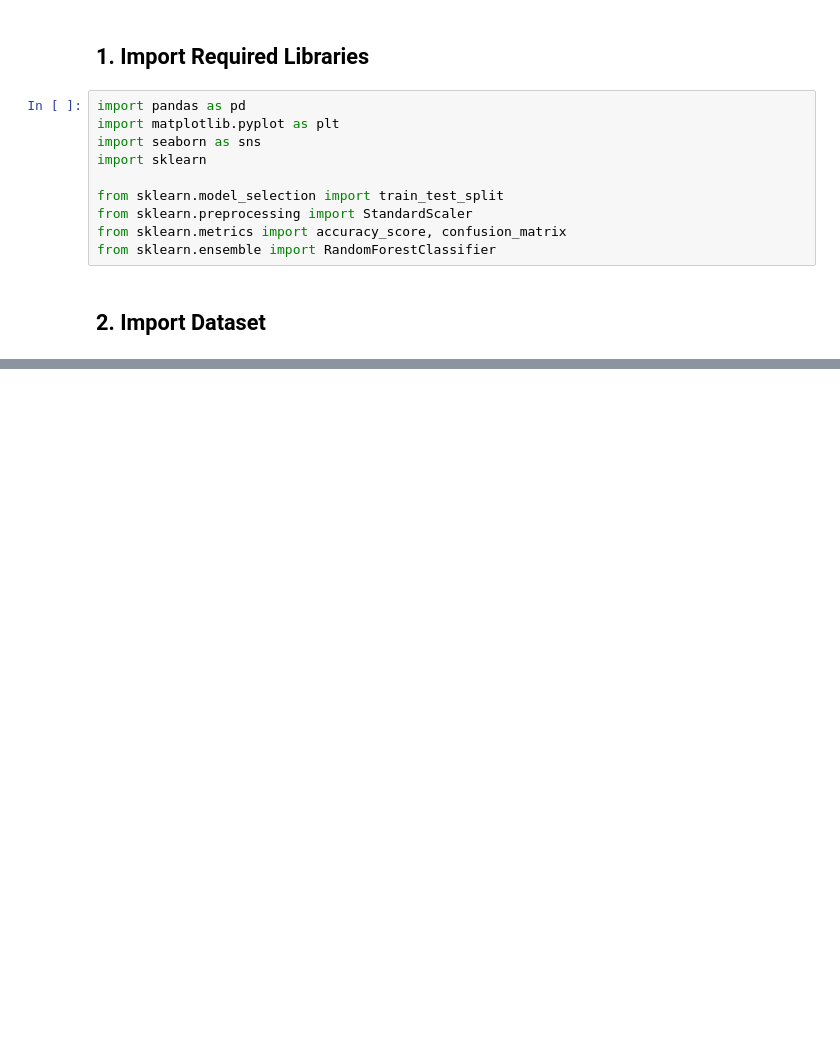
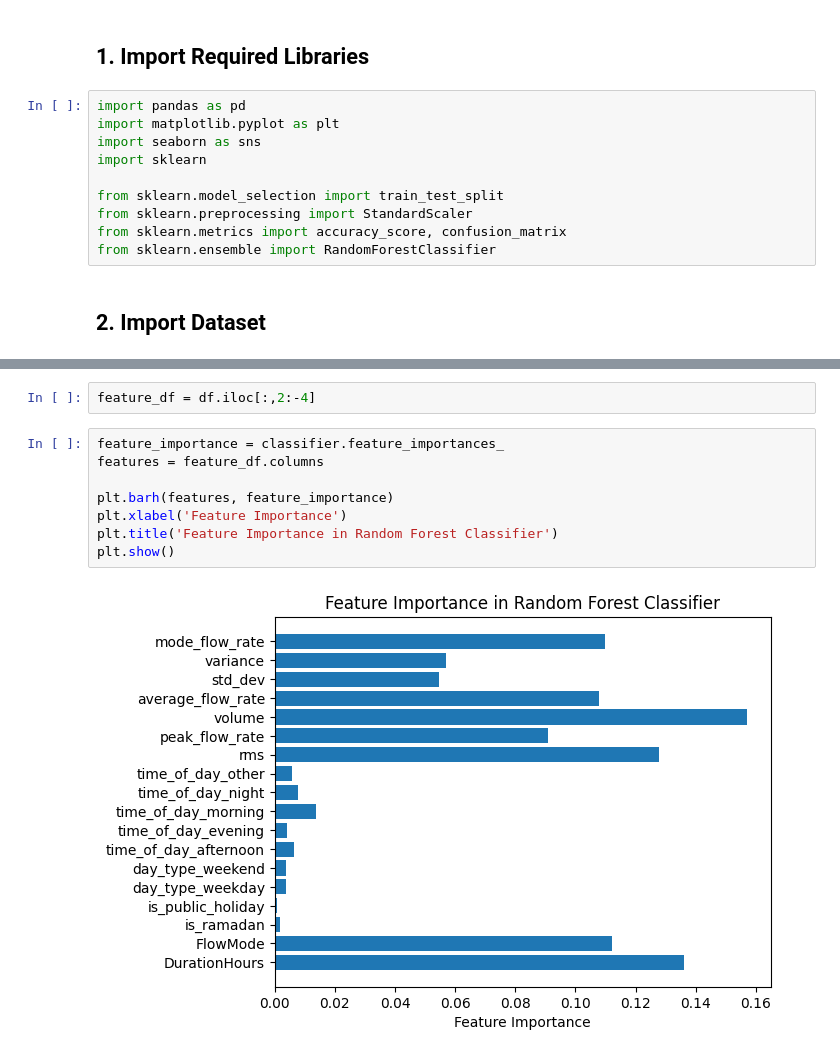
Before and after one commit to jahez07/learningAi, a Jupyter notebook: eventClassifier/randomForest.ipynb, the cells around one changed output, grey strips where cells are left out. Drawn from its saved outputs; the diff is of its cells as text; blank space fills up the shorter version.

```diff
--- a/eventClassifier/randomForest.ipynb
+++ b/eventClassifier/randomForest.ipynb
@@ -58,0 +173,12 @@ Number of unique values: 5
+# %%
+feature_df = df.iloc[:,2:-4]
+# %%
+feature_importance = classifier.feature_importances_
+features = feature_df.columns
+
+plt.barh(features, feature_importance)
+plt.xlabel('Feature Importance')
+plt.title('Feature Importance in Random Forest Classifier')
+plt.show()
+# %% [output]
+[figure, added]
```
Also changed, not shown: parts of 21 cells of this notebook, 2 other files.
